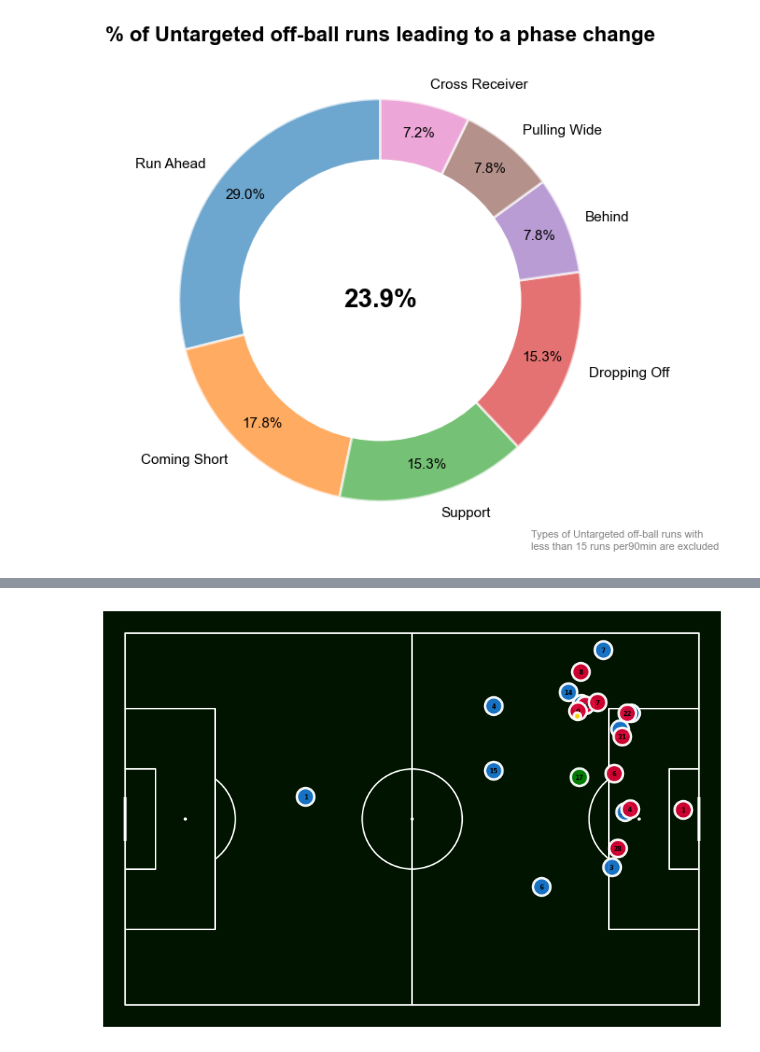
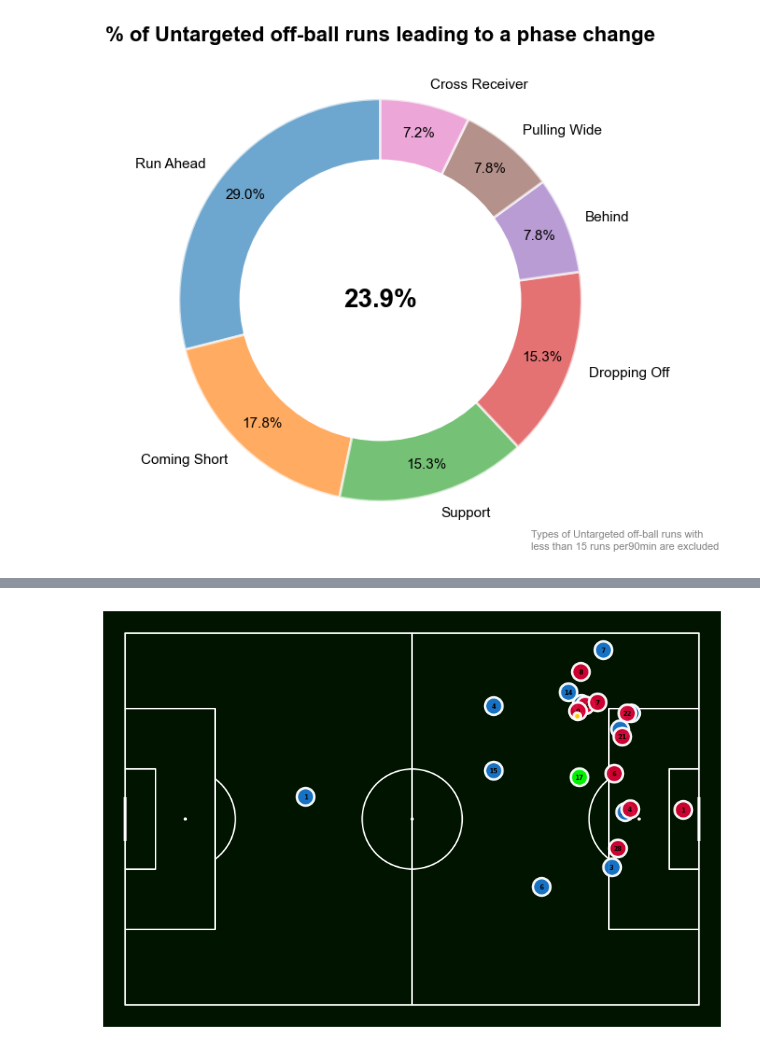
Before and after one commit to GabrielGausachs/analytics_cup_research, a Jupyter notebook: src/Utils/main.ipynb, the cells around one changed output, grey strips where cells are left out. Saved outputs shown, nothing was run; the diff lists cells and outputs as text; code cells hidden in the pictures.

Commit message:
plotting a run

```diff
--- a/src/Utils/main.ipynb
+++ b/src/Utils/main.ipynb
@@ -769,14 +770,15 @@ Overall percentage of untargeted off-ball runs (of specific subtypes) leading to
 [figure]
 # %%
 # Get an off-ball run event that led to a goal and the tacking data is matched
+# It counts all the runs, different subtypes and also when the run starts before the possession event
 
 def possession_event_run_lead_goal(de_all_matches):
     # Filter untargeted off-ball events
     off_ball_events = de_all_matches[de_all_matches["event_type_id"] == 1]
-    untargeted_off_ball = off_ball_events[off_ball_events["targeted"] == False].copy()
+    #untargeted_off_ball = off_ball_events[off_ball_events["targeted"] == False].copy()
 
     # Filter runs that led to a goal
-    untargeted_leads_goal = untargeted_off_ball[untargeted_off_ball["lead_to_goal"] == True]
+    untargeted_leads_goal = off_ball_events[off_ball_events["lead_to_shot"] == True]
 
     # Necessary columns of untargeted leads to goal
     untargeted_leads_goal = untargeted_leads_goal[
@@ -823,12 +825,12 @@ def possession_event_run_lead_goal(de_all_matches):
     untargeted_leads_goal = untargeted_leads_goal.rename(columns={"frame_start_x": "frame_start_ofb"})
 
     # Get only frames where the frame_start_pp is lower than frame_start_ofb
-    untargeted_leads_goal = untargeted_leads_goal[
-        untargeted_leads_goal["frame_start_pp"] < untargeted_leads_goal["frame_start_ofb"]
-    ]
+    #untargeted_leads_goal = untargeted_leads_goal[
+    #    untargeted_leads_goal["frame_start_pp"] < untargeted_leads_goal["frame_start_ofb"]
+    #]
 
     # Get only subtypes support, run ahead_of_the_ball, run behind, coming_short
-    valid_subtypes = ["support", "run_ahead_of_the_ball", "behind", "coming_short"]
+    valid_subtypes = ["support", "run_ahead_of_the_ball", "behind", "coming_short", "underlap", "overlap"]
     untargeted_leads_goal = untargeted_leads_goal[
         untargeted_leads_goal["event_subtype"].isin(valid_subtypes)
     ]
@@ -869,25 +871,30 @@ def extract_tracking_data_for_off_ball_run(event, all_tracking):
 
     data = []
 
-    # Get tracking data from start_time to end_time
+    # Get tracking data from start_time to end_time + 3 seconds
     for frame in match.frames:
         if frame.period != period:
             continue
-        if frame.time.timestamp < start_time:
+        if frame.time.timestamp < start_time - timedelta(seconds=3):
             continue
-        if frame.time.timestamp > end_time:
+        if frame.time.timestamp > end_time + timedelta(seconds=3):
             break
 
         # Players
         for player, player_coordinates in frame.players_coordinates.items():
+            if player.player_id == str(player_id):
+                role = "off_ball_runner"
+            else:
+                role = "other_player"
             data.append({
                 "frame_id": frame.frame_id,
                 "team_name": player.team.name,
-                "ground": player.team.ground,
+                "ground": str(player.team.ground),
                 "jersey_no": player.jersey_no,
                 "player_id": player.player_id,
                 "x": player_coordinates.x,
-                "y": player_coordinates.y
+                "y": player_coordinates.y,
+                "role": role
             })
 
         # Ball
@@ -898,7 +905,8 @@ def extract_tracking_data_for_off_ball_run(event, all_tracking):
             "jersey_no": None,
             "player_id": "ball",
             "x": frame.ball_coordinates.x,
-            "y": frame.ball_coordinates.y
+            "y": frame.ball_coordinates.y,
+            "role": "ball"
         })
 
     return pd.DataFrame(data)
@@ -919,7 +923,6 @@ End time: 0:04:34
 # Visualizing the tracking data for the off-ball run that led to a goal
 
 # Pick a frame to visualize
-player_id = example["player_id"]
 frame_id_to_plot = tracking_data_example["frame_id"].iloc[0]  # or any frame_id you want
 frame_data = tracking_data_example[tracking_data_example["frame_id"] == frame_id_to_plot]
 
@@ -927,7 +930,8 @@ frame_data = tracking_data_example[tracking_data_example["frame_id"] == frame_id
 team_colors = {
 'home': "#1A78CF",   # blue
 'away': "#D70232",   # red
-'ball': "#FFD700"    # yellow for the ball
+'off_ball_runner': "#00FF00",  # green for the off-ball runner
+'ball': "#FFD700",    # yellow for the ball
 }
 
 # Draw the pitch
@@ -943,37 +947,37 @@ fig, ax = pitch.grid(figheight=8, endnote_height=0, title_height=0)
 
 
 for _, row in frame_data.iterrows():
-    if row["team_name"] == "ball":
+    if row["role"] == "ball":
         c = team_colors["ball"]
-    if row["player_id"] == str(player_id):
-        c = "green"
+    elif row["role"] == "off_ball_runner":
+        c = team_colors["off_ball_runner"]
     else:
         c = team_colors[str(row["ground"])]
 
     ax.scatter(
         row["x"],
         row["y"],
         c=c,
         alpha=0.95,
         s=300 if row["team_name"] != "ball" else 50,    # smaller for ball
         edgecolors="white",
         linewidths=2.5,
         zorder=10,
     )
 
-    if row["team_name"] != "ball":
+    if row["role"] != "ball":
         ax.text(
             row["x"],
             row["y"]-0.2,
             str(int(row["jersey_no"])),  # player number
             color="black",
             fontweight="bold",
             fontsize=6,
             ha="center",
             va="center",
             zorder=10,
         )
 
 plt.show()
 # %% [output]
-[figure, old version]
+[figure, new version]
```
Also changed, not shown: parts of 6 cells of this notebook, 1 other file.
